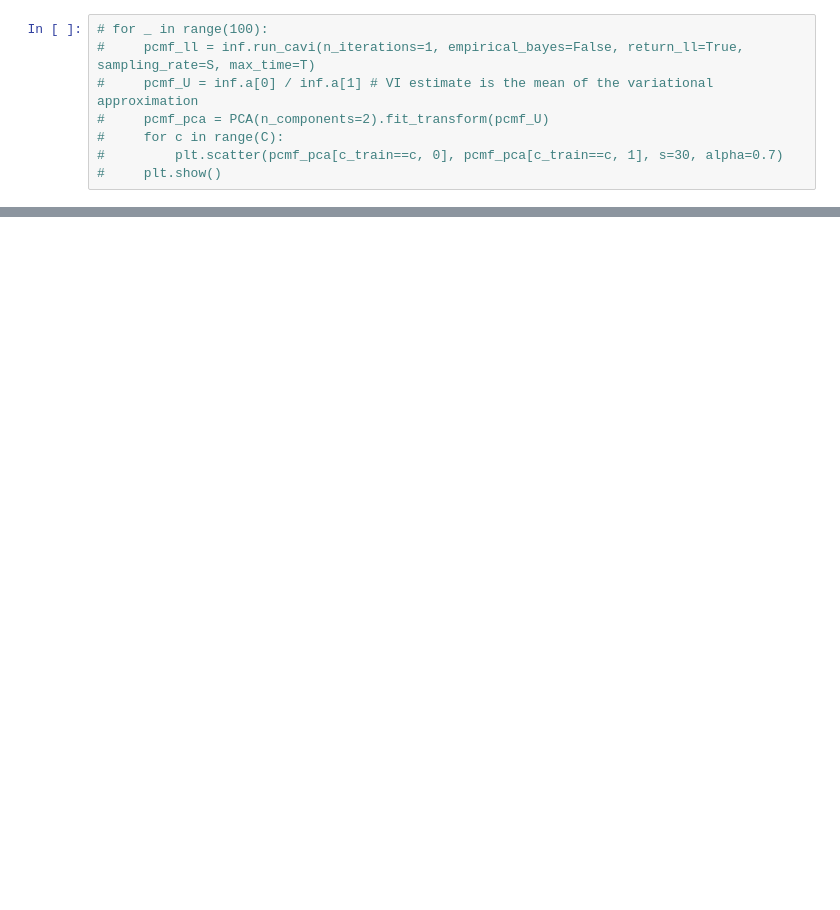
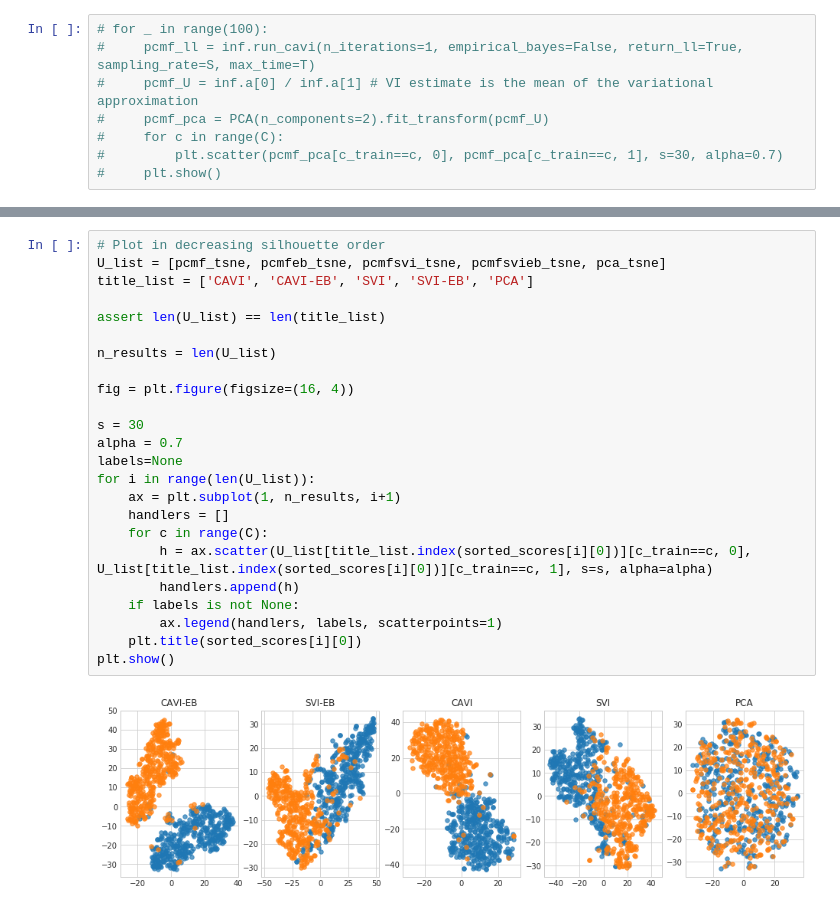
Before and after one commit to pedrofale/mpCMF, a Jupyter notebook: notebooks/CAVIvsSVI pCMF.ipynb, the cells around one changed output, grey strips where cells are left out. Drawn from its saved outputs; the diff is of its cells as text; blank space fills up the shorter version.

```diff
--- a/notebooks/CAVIvsSVI pCMF.ipynb
+++ b/notebooks/CAVIvsSVI pCMF.ipynb
@@ -202,0 +194,26 @@ print('%0.3f' % true_silh)
+# %%
+# Plot in decreasing silhouette order
+U_list = [pcmf_tsne, pcmfeb_tsne, pcmfsvi_tsne, pcmfsvieb_tsne, pca_tsne]
+title_list = ['CAVI', 'CAVI-EB', 'SVI', 'SVI-EB', 'PCA']
+
+assert len(U_list) == len(title_list)
+
+n_results = len(U_list)
+
+fig = plt.figure(figsize=(16, 4))
+
+s = 30
+alpha = 0.7
+labels=None
+for i in range(len(U_list)):
+    ax = plt.subplot(1, n_results, i+1)
+    handlers = []
+    for c in range(C):
+        h = ax.scatter(U_list[title_list.index(sorted_scores[i][0])][c_train==c, 0], U_list[title_list.index(sorted_scores[i][0])][c_train==c, 1], s=s, alpha=alpha)
+        handlers.append(h)
+    if labels is not None:
+        ax.legend(handlers, labels, scatterpoints=1)
+    plt.title(sorted_scores[i][0])
+plt.show()
+# %% [output]
+[figure, added]
```
Also changed, not shown: parts of 12 cells of this notebook, 2 other files.
